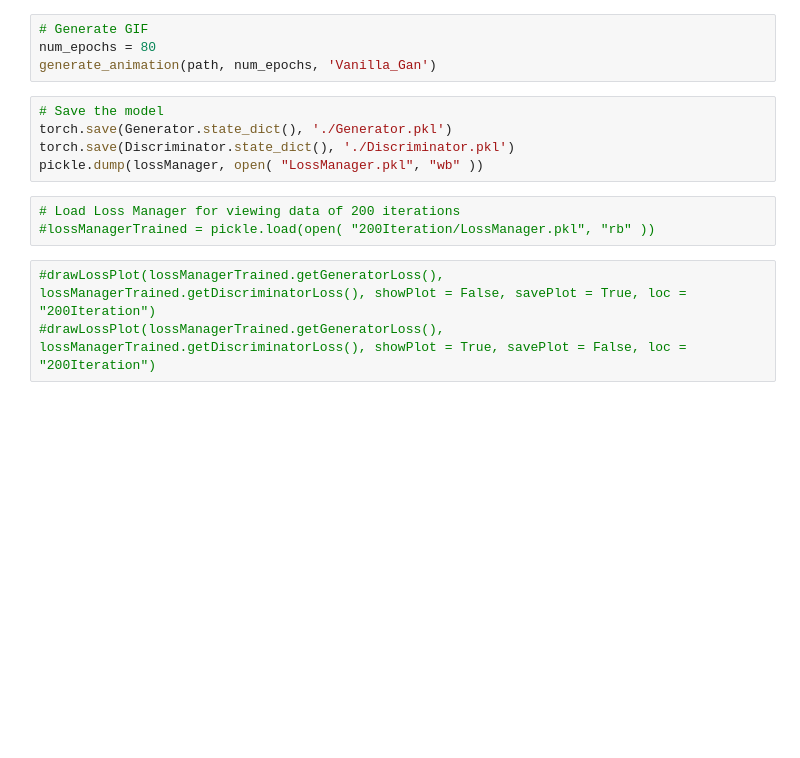
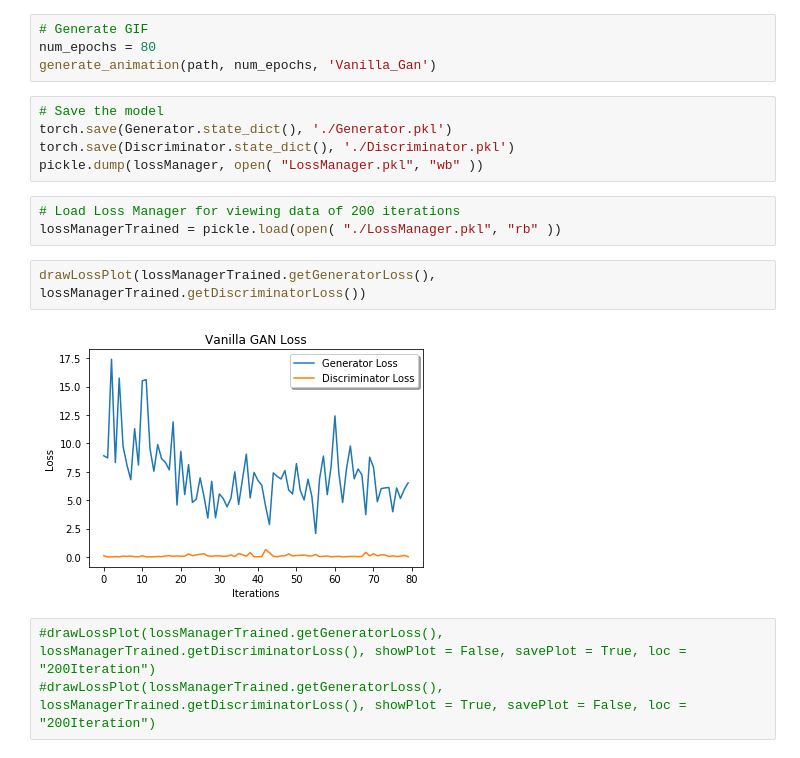
Before and after one commit to bhushan23/Computer-Vision, a Jupyter notebook: CelebA/DC GAN-CelebA.ipynb, the cells around one changed output. Cells and saved outputs as stored; diff of their text form; blank space fills up the shorter version.

Commit message:
Loss Plot DC-GAN

```diff
--- a/CelebA/DC GAN-CelebA.ipynb
+++ b/CelebA/DC GAN-CelebA.ipynb
@@ -241,7 +255,11 @@ torch.save(Discriminator.state_dict(), './Discriminator.pkl')
 pickle.dump(lossManager, open( "LossManager.pkl", "wb" ))
 # %%
 # Load Loss Manager for viewing data of 200 iterations
-#lossManagerTrained = pickle.load(open( "200Iteration/LossManager.pkl", "rb" ))
+lossManagerTrained = pickle.load(open( "./LossManager.pkl", "rb" ))
+# %%
+drawLossPlot(lossManagerTrained.getGeneratorLoss(), lossManagerTrained.getDiscriminatorLoss())
+# %% [output]
+[figure, added]
 # %%
 #drawLossPlot(lossManagerTrained.getGeneratorLoss(), lossManagerTrained.getDiscriminatorLoss(), showPlot = False, savePlot = True, loc = "200Iteration")
 #drawLossPlot(lossManagerTrained.getGeneratorLoss(), lossManagerTrained.getDiscriminatorLoss(), showPlot = True, savePlot = False, loc = "200Iteration")
```
Also changed, not shown: parts of 1 cell of this notebook, 3 other files.
